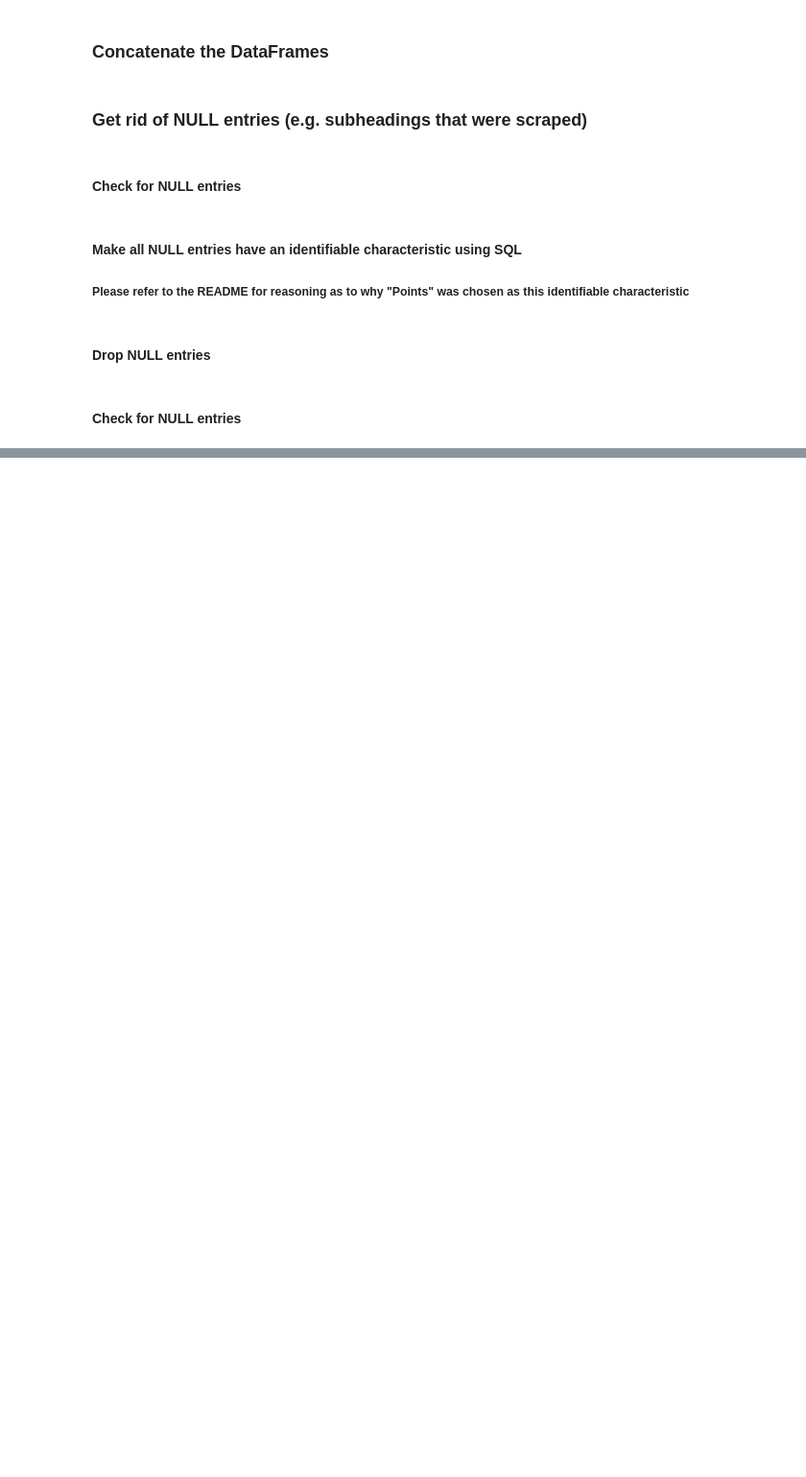
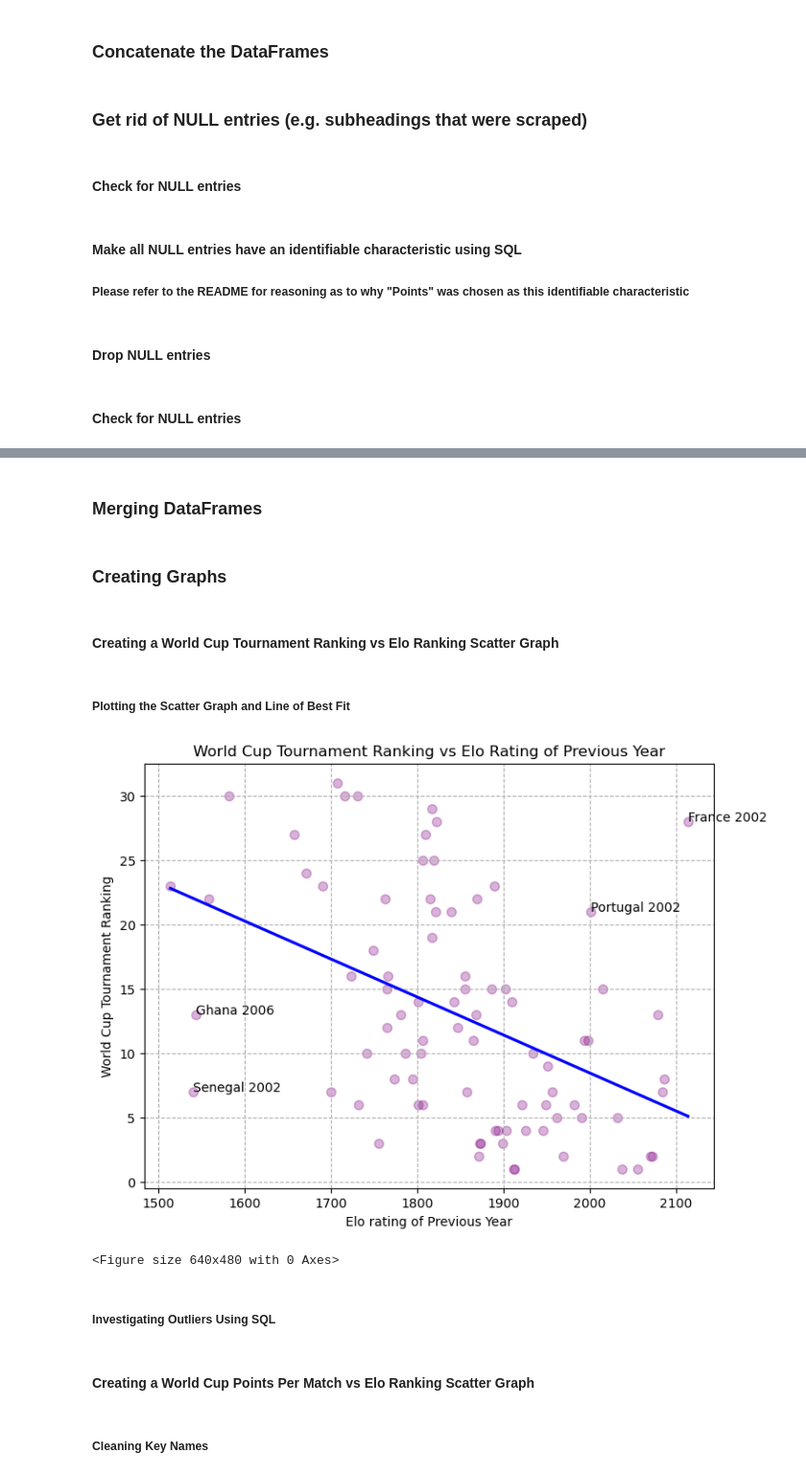
Before and after one commit to mimiphe/BEE2041-FinalProject, a Jupyter notebook: Data_Scraping.ipynb, the cells around one changed output, grey strips where cells are left out. Shown at 96% size. Cells and saved outputs as stored; diff of their text form; code cells hidden in the pictures; blank space fills up the shorter version.

Commit message:
Merged DataFrames and cleaned the result Plotted initial graphs between Elo rating and tournament performance

```diff
--- a/Data_Scraping.ipynb
+++ b/Data_Scraping.ipynb
@@ -728,0 +757,4 @@ df_combined2 = pd.read_sql("""
+# %%
+# Rename keys in elo_ranking4 to have the same name the equivalent keys in df_combined3
+elo_ranking4["Year"] = elo_ranking4["date"]
+elo_ranking4["Team"] = elo_ranking4["team"]
@@ -728,0 +790,65 @@ df_combined2 = pd.read_sql("""
+# %%
+# +1 to the elo_ranking4 "Year" column to align with the df_combined3 column
+elo_ranking4["Year"] = elo_ranking4["Year"] + 1
+# %% [markdown]
+### Merging DataFrames
+# %%
+# Left Merge - ensure all df_combined3 data is kept and irrelavnt elo_ranking4 data is discarded
+elo_and_performance = pd.merge(df_combined3, elo_ranking4,
+                                on = ["Team", "Year"],
+                                how = "left",
+                               validate = "1:1",
+                                indicator = True)
+
+# Check this worked (commented out after observing)
+# elo_and_performance.head(10)
+# %% [markdown]
+### Creating Graphs
+# %% [markdown]
+#### Creating a World Cup Tournament Ranking vs Elo Ranking Scatter Graph
+# %% [markdown]
+##### Plotting the Scatter Graph and Line of Best Fit
+# %%
+# Close any previously opened figures
+plt.close("all")
+
+# Specify the dimensions of the plot
+scatter1 = plt.figure(figsize=(8, 6))
+
+# Check the data type of all columns in the dataframe (commented out after observing)
+# elo_and_performance.info()
+
+# Convert the data type of the Ranking column from object to float
+elo_and_performance.Ranking = elo_and_performance.Ranking.astype("float")
+
+# Create a scatter plot: x = rating (Elo), y = Ranking (within World Cup Tournament)
+plt.scatter(elo_and_performance.rating, elo_and_performance.Ranking, s = 50, alpha = 0.3, color = "purple")
+
+# Add the gridlines to the plot
+plt.grid(linestyle = "--")
+
+# Add a line of best fit
+ax = sns.regplot(data = elo_and_performance, x = "rating",
+                 y = "Ranking", scatter = False, color = "blue", ci = None)
+
+# Add the labels and title for the plot
+plt.xlabel("Elo rating of Previous Year")
+plt.ylabel("World Cup Tournament Ranking")
+plt.title("World Cup Tournament Ranking vs Elo Rating of Previous Year")
+
+# Add labels to specific data points (see below, 'Investigating Outliers')
+plt.text(1540.0, 7.0, "Senegal 2002")
+plt.text(2114.0, 28.0, "France 2002")
+plt.text(2001.0, 21.0, "Portugal 2002")
+plt.text(1544.0, 13.0, "Ghana 2006")
+
+# Check plot has all necessary features (commented out after observing)
+# plt.show()
+
+# Save the plot as a png file
+plt.savefig("wc_ranking_vs_elo_rating_scatter.png")
+# %% [output]
+[figure, added]
+<Figure size 640x480 with 0 Axes>
+# %% [markdown]
+##### Investigating Outliers Using SQL
@@ -728,0 +910,4 @@ df_combined2 = pd.read_sql("""
+# %% [markdown]
+#### Creating a World Cup Points Per Match vs Elo Ranking Scatter Graph
+# %% [markdown]
+##### Cleaning Key Names
```
Also changed, not shown: parts of 29 cells of this notebook.
